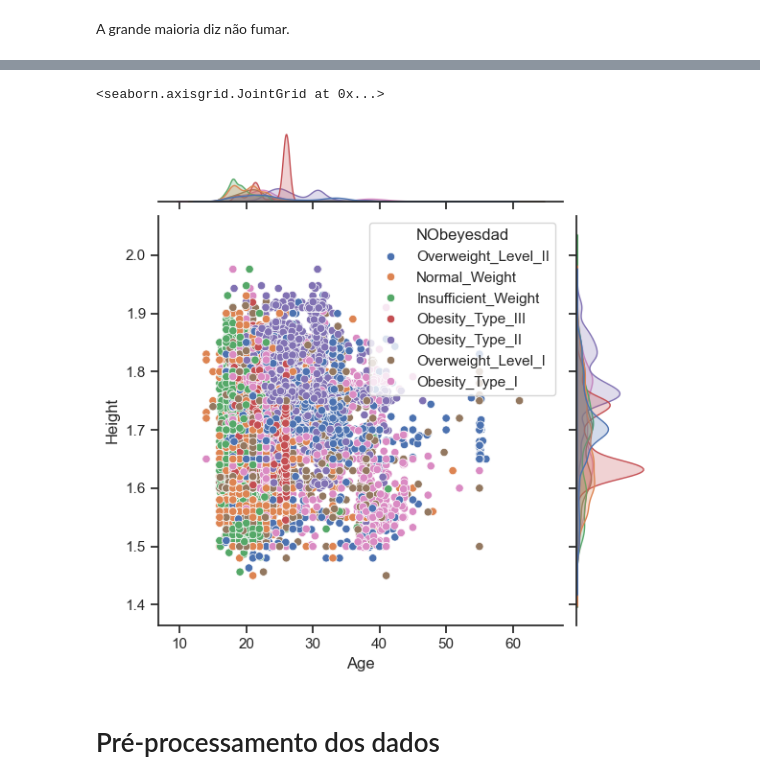
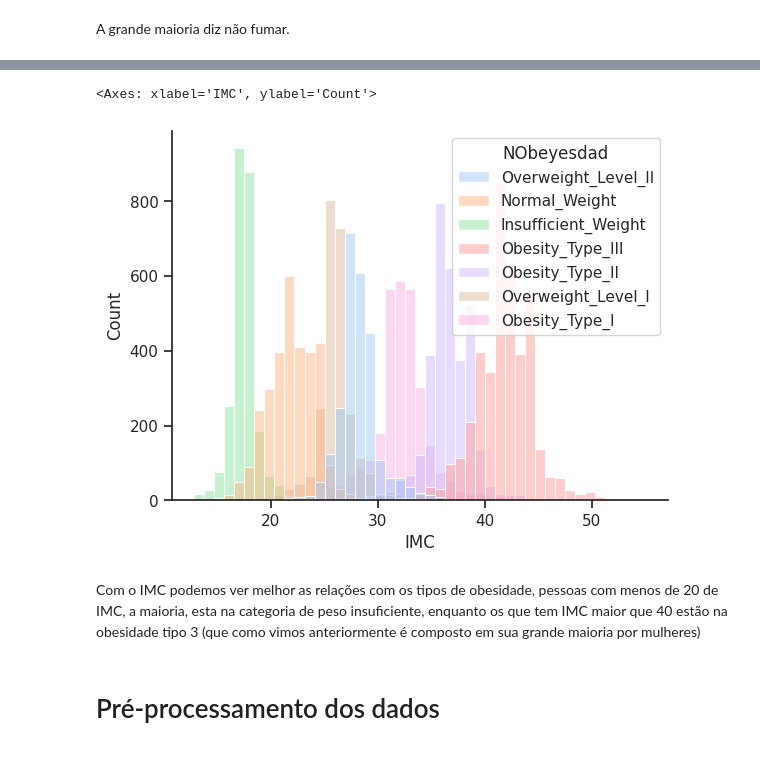
Before and after one commit to LuizGAPires/Datamining, a Jupyter notebook: TP1/TP1.ipynb, the cells around one changed output, grey strips where cells are left out. Saved outputs shown, nothing was run; the diff lists cells and outputs as text; code cells hidden in the pictures.

```diff
--- a/TP1/TP1.ipynb
+++ b/TP1/TP1.ipynb
@@ -535,0 +552,3 @@ sns.jointplot(data=train, x="Height", y="Weight", hue='NObeyesdad',height=6)
+# %%
+train['IMC'] = ((train['Weight'])/(train['Height']**2))
+train['IMC'].value_counts()
@@ -536,8 +595,10 @@ sns.jointplot(data=train, x="Height", y="Weight", hue='NObeyesdad',height=6)
 # %%
-sns.jointplot(data=train, x="Age", y="Height", hue='NObeyesdad',height=6)
+sns.histplot(data=train, x='IMC', hue='NObeyesdad', palette='pastel')
 # %% [output]
-<seaborn.axisgrid.JointGrid at 0x...>
+<Axes: xlabel='IMC', ylabel='Count'>
-[figure, old version]
+[figure, new version]
+# %% [markdown]
+Com o IMC podemos ver melhor as relações com os tipos de obesidade, pessoas com menos de 20 de IMC, a maioria, esta na categoria de peso insuficiente, enquanto os que tem IMC maior que 40 estão na obesidade tipo 3 (que como vimos anteriormente é composto em sua grande maioria por mulheres)
 # %% [markdown]
 # Pré-processamento dos dados
 # %% [markdown]
```
Also changed, not shown: parts of 57 cells of this notebook, 1 other file.
